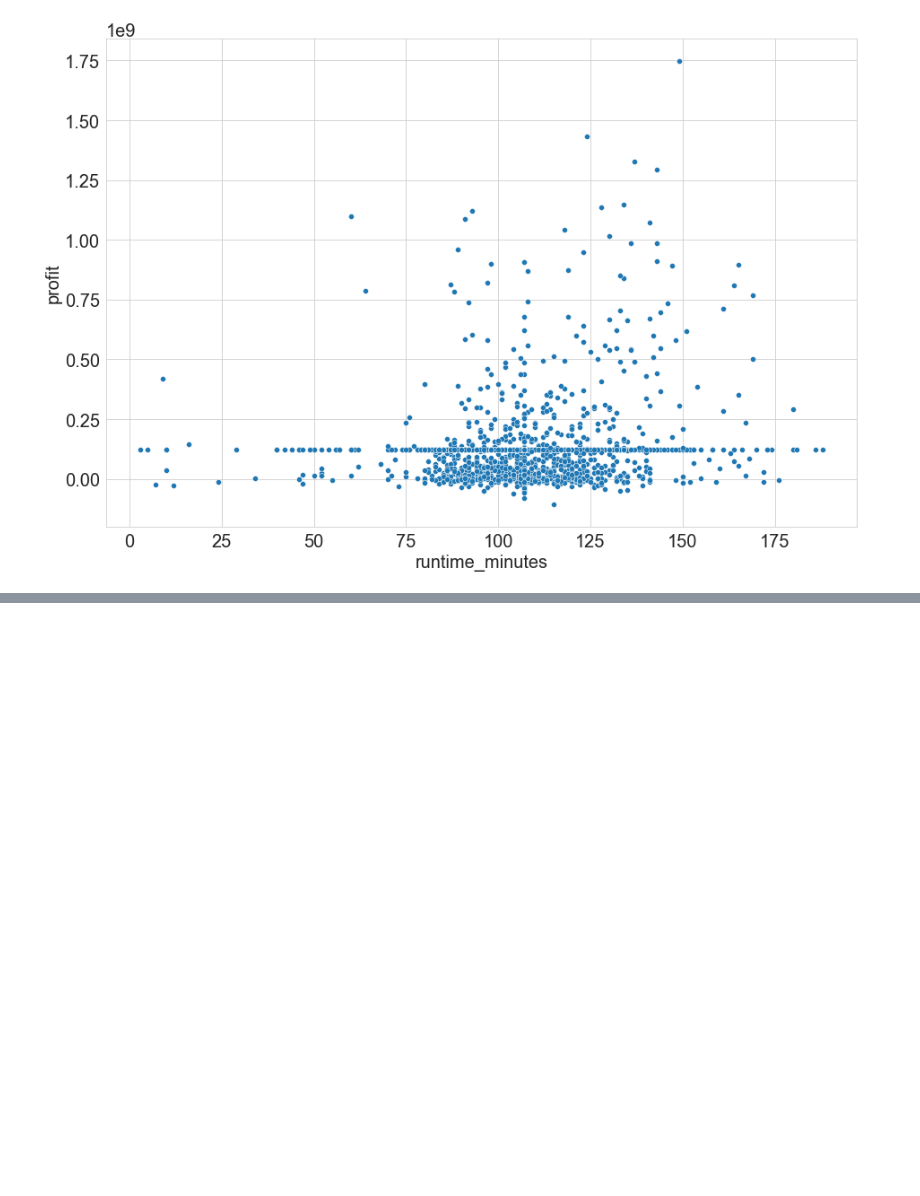
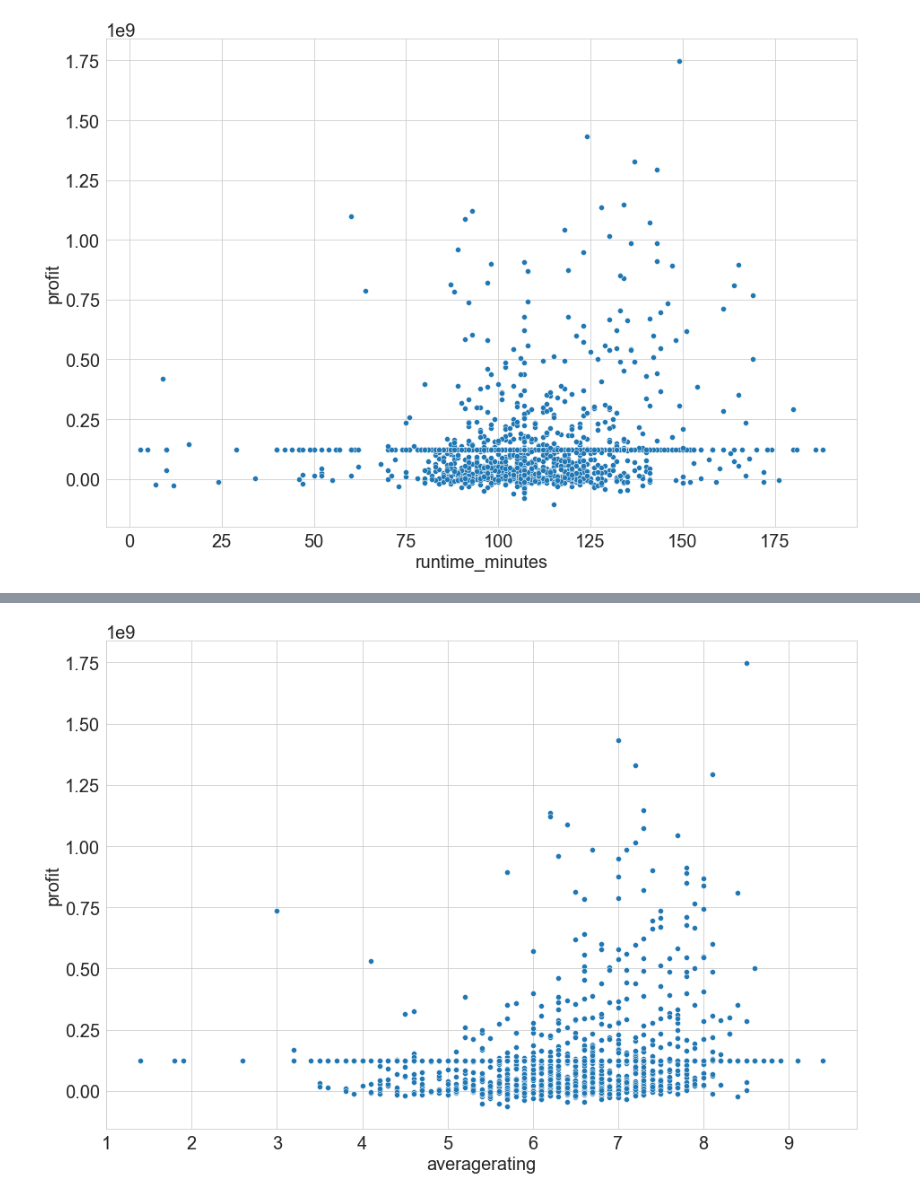
Before and after one commit to pedrov718/box_office_project, a Jupyter notebook: phase1_project.ipynb, the cells around one changed output, grey strips where cells are left out. Cells and saved outputs as stored; diff of their text form; code cells hidden in the pictures; blank space fills up the shorter version.

```diff
--- a/phase1_project.ipynb
+++ b/phase1_project.ipynb
@@ -667,0 +693,10 @@ plt.show()
+# %%
+ratings = pd.read_sql("""
+
+SELECT averagerating, movie_id
+FROM movie_ratings
+
+
+""", con)
+
+ratings
@@ -667,0 +717,8 @@ plt.show()
+# %%
+movie_ratings = pd.merge(movies, ratings, how = "inner", on = "movie_id")
+# %%
+fig, ax = plt.subplots(figsize = (15,10))
+sns.scatterplot(x = "averagerating", y = 'profit', data = movie_ratings)
+plt.show()
+# %% [output]
+[figure, added]
```
Also changed, not shown: parts of 8 cells of this notebook, 2 other files.
